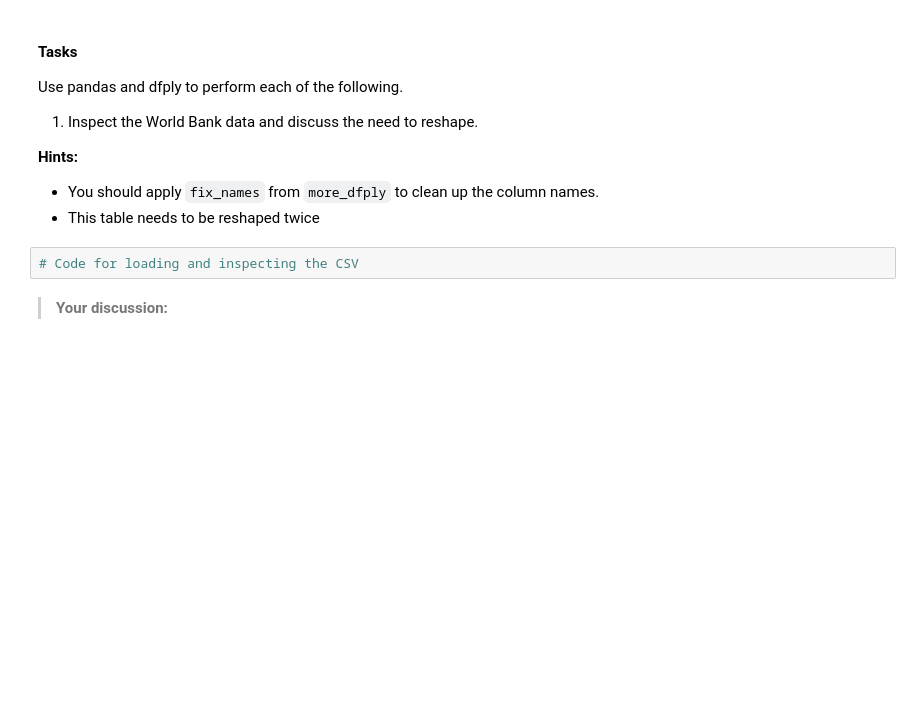
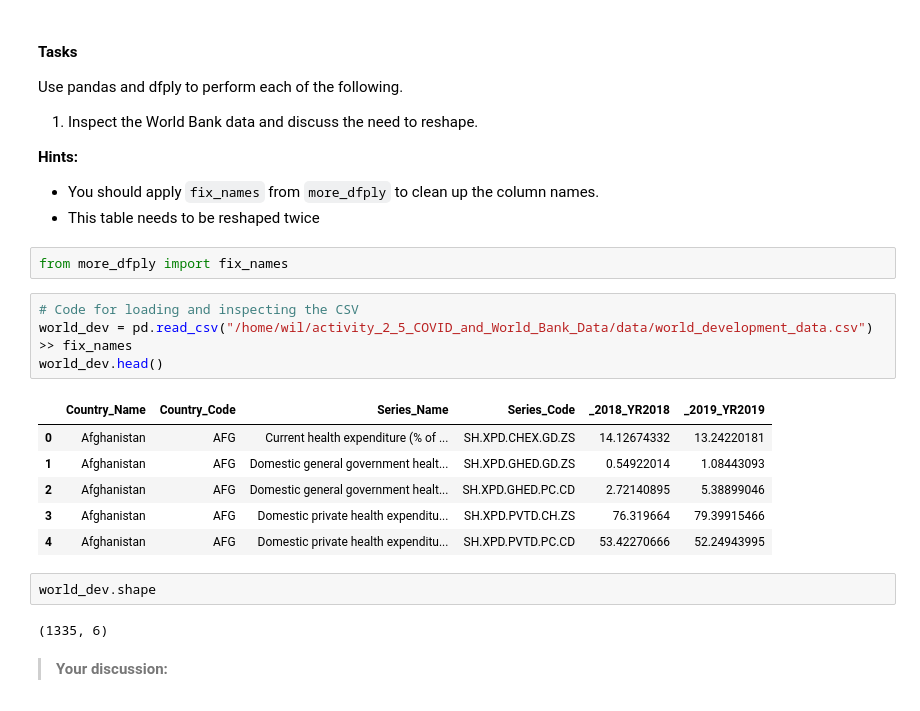
Before and after one commit to mclellanw00/activity_2_5_COVID_and_World_Bank_Data, a Jupyter notebook: act2_6_working_w_COVID19_and_World_Bank_Data.ipynb, the cells around one changed output. Cells and saved outputs as stored; diff of their text form; blank space fills up the shorter version.

```diff
--- a/act2_6_working_w_COVID19_and_World_Bank_Data.ipynb
+++ b/act2_6_working_w_COVID19_and_World_Bank_Data.ipynb
@@ -92,8 +92,23 @@ Use pandas and dfply to perform each of the following.
 
 * You should apply `fix_names` from `more_dfply` to clean up the column names.
 * This table needs to be reshaped twice
+# %%
+from more_dfply import fix_names
 # %%
 # Code for loading and inspecting the CSV
+world_dev = pd.read_csv("/home/wil/activity_2_5_COVID_and_World_Bank_Data/data/world_development_data.csv") >> fix_names
+world_dev.head()
+# %% [output]
+|  | Country_Name | Country_Code | Series_Name | Series_Code | _2018_YR2018 | _2019_YR2019 |
+| 0 | Afghanistan | AFG | Current health expenditure (% of ... | SH.XPD.CHEX.GD.ZS | 14.12674332 | 13.24220181 |
+| 1 | Afghanistan | AFG | Domestic general government healt... | SH.XPD.GHED.GD.ZS | 0.54922014 | 1.08443093 |
+| 2 | Afghanistan | AFG | Domestic general government healt... | SH.XPD.GHED.PC.CD | 2.72140895 | 5.38899046 |
+| 3 | Afghanistan | AFG | Domestic private health expenditu... | SH.XPD.PVTD.CH.ZS | 76.319664 | 79.39915466 |
+| 4 | Afghanistan | AFG | Domestic private health expenditu... | SH.XPD.PVTD.PC.CD | 53.42270666 | 52.24943995 |
+# %%
+world_dev.shape
+# %% [output]
+(1335, 6)
 # %% [markdown]
 > **Your discussion:**
 # %% [markdown]
```
Also changed, not shown: parts of 5 cells of this notebook.
